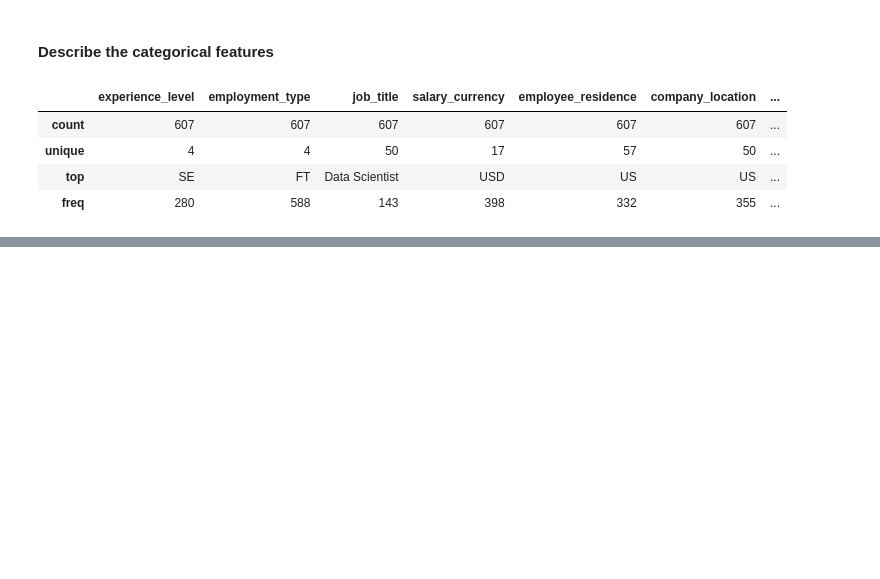
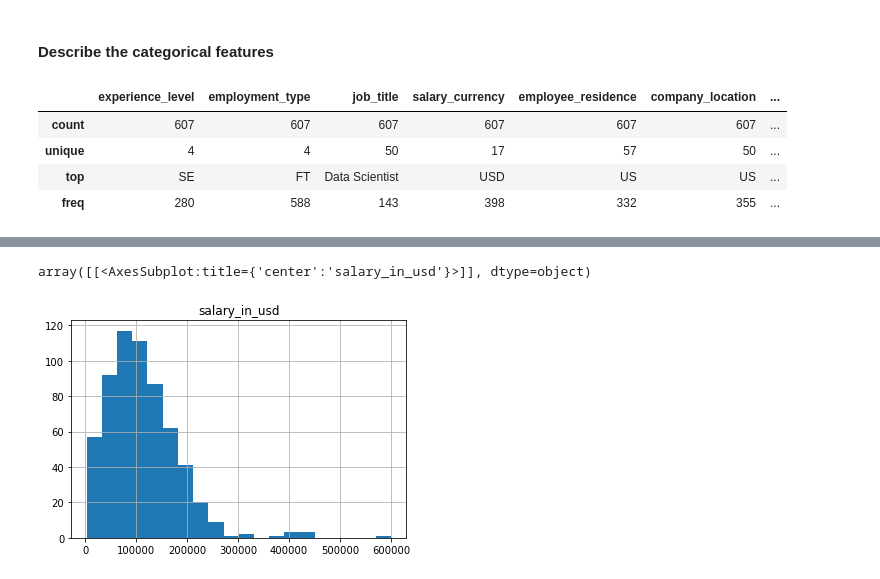
Before and after one commit to ManyGrek/data-science-jobs-salaries, a Jupyter notebook: exploratory_analysis_data_preprocesing.ipynb, the cells around one changed output, grey strips where cells are left out. Drawn from its saved outputs; the diff is of its cells as text; code cells hidden in the pictures; blank space fills up the shorter version.

```diff
--- a/exploratory_analysis_data_preprocesing.ipynb
+++ b/exploratory_analysis_data_preprocesing.ipynb
@@ -116,0 +300,5 @@ df_salaries.describe(include=['O'])
+# %%
+df_salaries.hist(column='salary_in_usd', bins=20)
+# %% [output]
+array([[<AxesSubplot:title={'center':'salary_in_usd'}>]], dtype=object)
+[figure, added]
```
Also changed, not shown: parts of 78 cells of this notebook.
